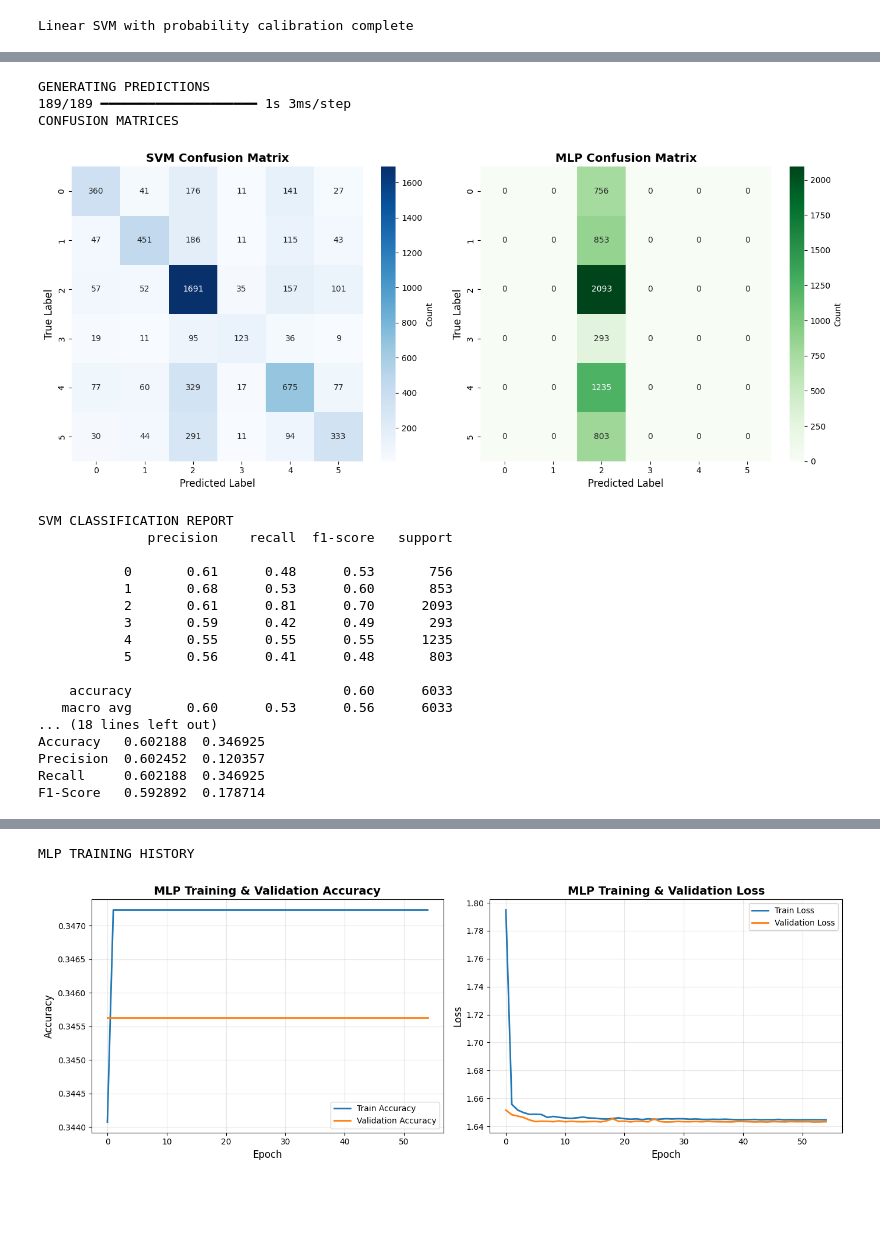
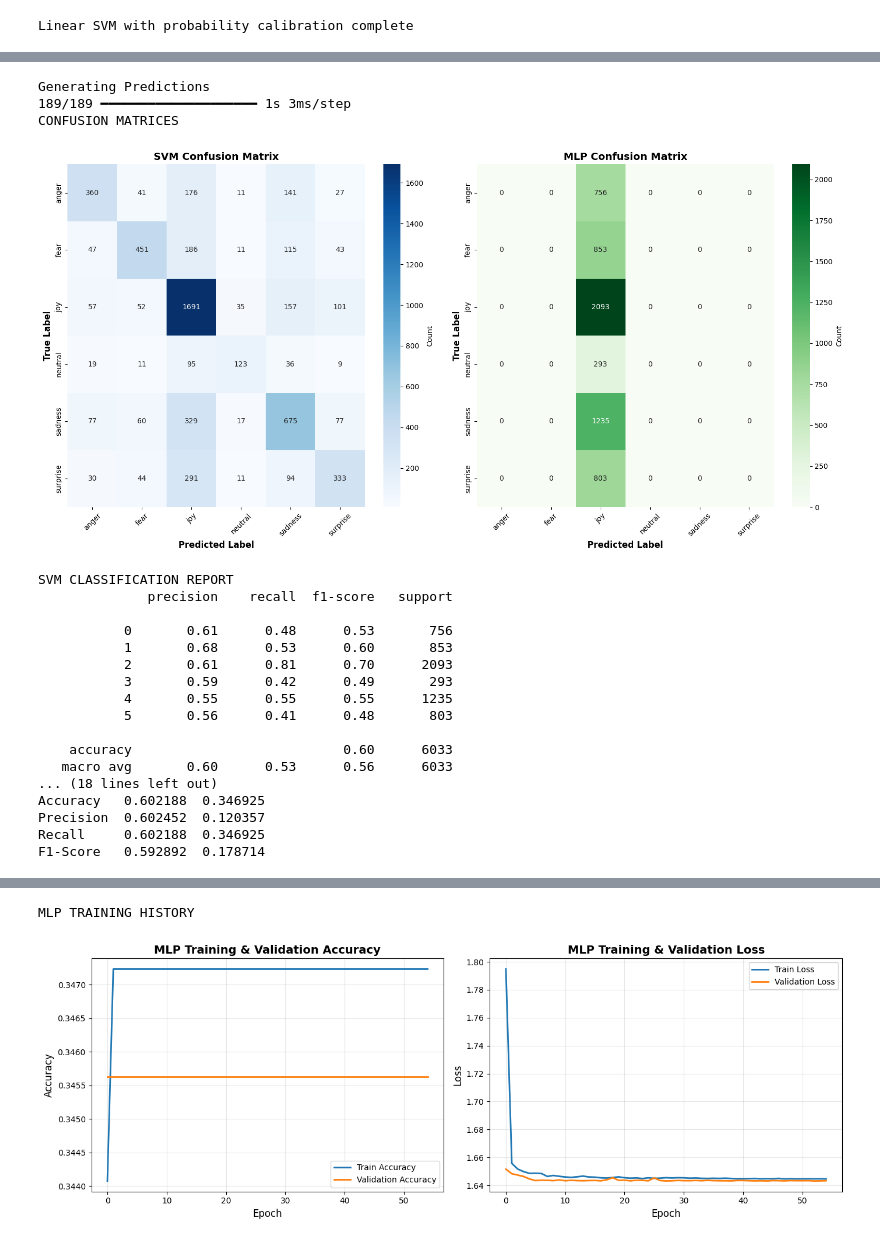
Before and after one commit to Tsaraban/CM4145_NLP_coursework, a Jupyter notebook: CE4145_coursework.ipynb, the cells around one changed output, grey strips where cells are left out. Saved outputs shown, nothing was run; the diff lists cells and outputs as text; code cells hidden in the pictures; blank space fills up the shorter version.

```diff
--- a/CE4145_coursework.ipynb
+++ b/CE4145_coursework.ipynb
@@ -1172,7 +1045,7 @@ from sklearn.metrics import (classification_report, confusion_matrix,
 import pandas as pd
 
 
-print("GENERATING PREDICTIONS")
+print("Generating Predictions")
 
 # SVM predictions
 y_pred_svm = svm_model.predict(X_test)
@@ -1183,42 +1056,52 @@ y_pred_mlp_prob = model.predict(X_test)
 y_pred_mlp = np.argmax(y_pred_mlp_prob, axis=1)
 
 
-y_test_labels = y_test
+# Convert y_test back from categorical if needed
+if len(y_test.shape) > 1:
+    y_test_labels = np.argmax(y_test, axis=1)
+else:
+    y_test_labels = y_test
 
 
-# Confusion Matrics, side by side
+
+# Confuse Matrics for both SVM and MLP side by side
 print("CONFUSION MATRICES")
 
-fig, axes = plt.subplots(1, 2, figsize=(14, 6))
+fig, axes = plt.subplots(1, 2, figsize=(16, 8))
 
 # SVM Confusion Matrix
 cm_svm = confusion_matrix(y_test_labels, y_pred_svm)
 sns.heatmap(cm_svm, annot=True, fmt='d', cmap='Blues',
-            ax=axes[0], cbar_kws={'label': 'Count'})
+            ax=axes[0], cbar_kws={'label': 'Count'},
+            xticklabels=le.classes_,
+            yticklabels=le.classes_)
 axes[0].set_title('SVM Confusion Matrix', fontsize=14, fontweight='bold')
-axes[0].set_ylabel('True Label', fontsize=12)
-axes[0].set_xlabel('Predicted Label', fontsize=12)
+axes[0].set_ylabel('True Label', fontsize=12, fontweight='bold')
+axes[0].set_xlabel('Predicted Label', fontsize=12, fontweight='bold')
+axes[0].tick_params(axis='x', rotation=45)
 
 # MLP Confusion Matrix
 cm_mlp = confusion_matrix(y_test_labels, y_pred_mlp)
 sns.heatmap(cm_mlp, annot=True, fmt='d', cmap='Greens',
-            ax=axes[1], cbar_kws={'label': 'Count'})
+            ax=axes[1], cbar_kws={'label': 'Count'},
+            xticklabels=le.classes_,
+            yticklabels=le.classes_)
 axes[1].set_title('MLP Confusion Matrix', fontsize=14, fontweight='bold')
-axes[1].set_ylabel('True Label', fontsize=12)
-axes[1].set_xlabel('Predicted Label', fontsize=12)
+axes[1].set_ylabel('True Label', fontsize=12, fontweight='bold')
+axes[1].set_xlabel('Predicted Label', fontsize=12, fontweight='bold')
+axes[1].tick_params(axis='x', rotation=45)
 
 plt.tight_layout()
 plt.show()
 
-
-#Classification Reports
+# Report
 print("SVM CLASSIFICATION REPORT")
 print(classification_report(y_test_labels, y_pred_svm))
 
 print("MLP CLASSIFICATION REPORT")
 print(classification_report(y_test_labels, y_pred_mlp))
 
-# Performance comparison with bar chart
+# Comparing performance with Bar chart
 print("PERFORMANCE COMPARISON")
 
 # Calculate metrics
@@ -1252,7 +1135,7 @@ plt.grid(axis='y', alpha=0.3, linestyle='--')
 plt.tight_layout()
 plt.show()
 
-# MLP Trainning History
+
 print("MLP TRAINING HISTORY")
 
 fig, axes = plt.subplots(1, 2, figsize=(14, 5))
@@ -1274,39 +1157,38 @@ axes[1].set_xlabel('Epoch', fontsize=12)
 axes[1].set_ylabel('Loss', fontsize=12)
 axes[1].legend(fontsize=10)
 axes[1].grid(alpha=0.3)
 
 plt.tight_layout()
 plt.show()
 
-# Summary
+# Summary Table
 print("FINAL COMPARISON SUMMARY")
-
 
 summary = pd.DataFrame({
     'Model': ['SVM', 'MLP'],
     'Accuracy': [f'{svm_acc:.4f}', f'{mlp_acc:.4f}'],
     'Precision': [f'{svm_prec:.4f}', f'{mlp_prec:.4f}'],
     'Recall': [f'{svm_rec:.4f}', f'{mlp_rec:.4f}'],
     'F1-Score': [f'{svm_f1:.4f}', f'{mlp_f1:.4f}']
 })
 
 print(summary.to_string(index=False))
 
-# Determine better model among MLP and SVM for emotion detection
+# Determine winner
 if mlp_f1 > svm_f1:
     winner = "MLP"
     difference = (mlp_f1 - svm_f1) * 100
 else:
     winner = "SVM"
     difference = (svm_f1 - mlp_f1) * 100
 
-print(f" Best Model: {winner}")
+print(f" Better Model: {winner}")
 print(f"   F1-Score advantage: {difference:.2f}%")
 # %% [output]
-GENERATING PREDICTIONS
+Generating Predictions
 189/189 ━━━━━━━━━━━━━━━━━━━━ 1s 3ms/step
 CONFUSION MATRICES
-[figure, old version]
+[figure, new version]
 SVM CLASSIFICATION REPORT
               precision    recall  f1-score   support
 
```
Also changed, not shown: parts of 12 cells of this notebook.
